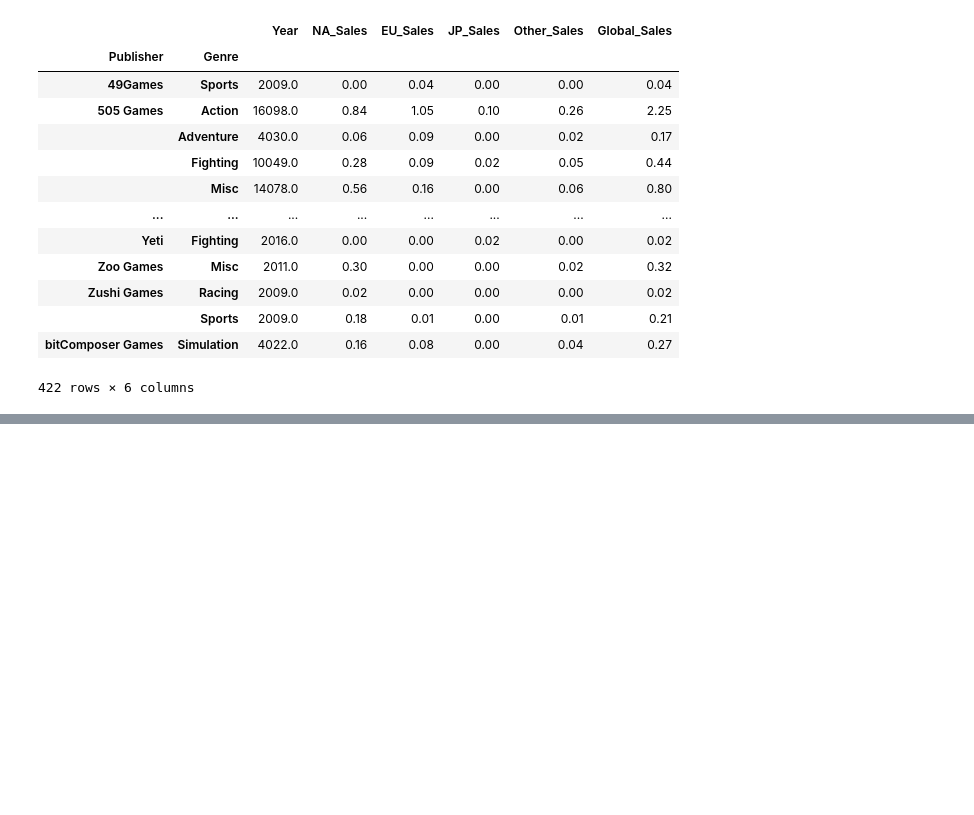
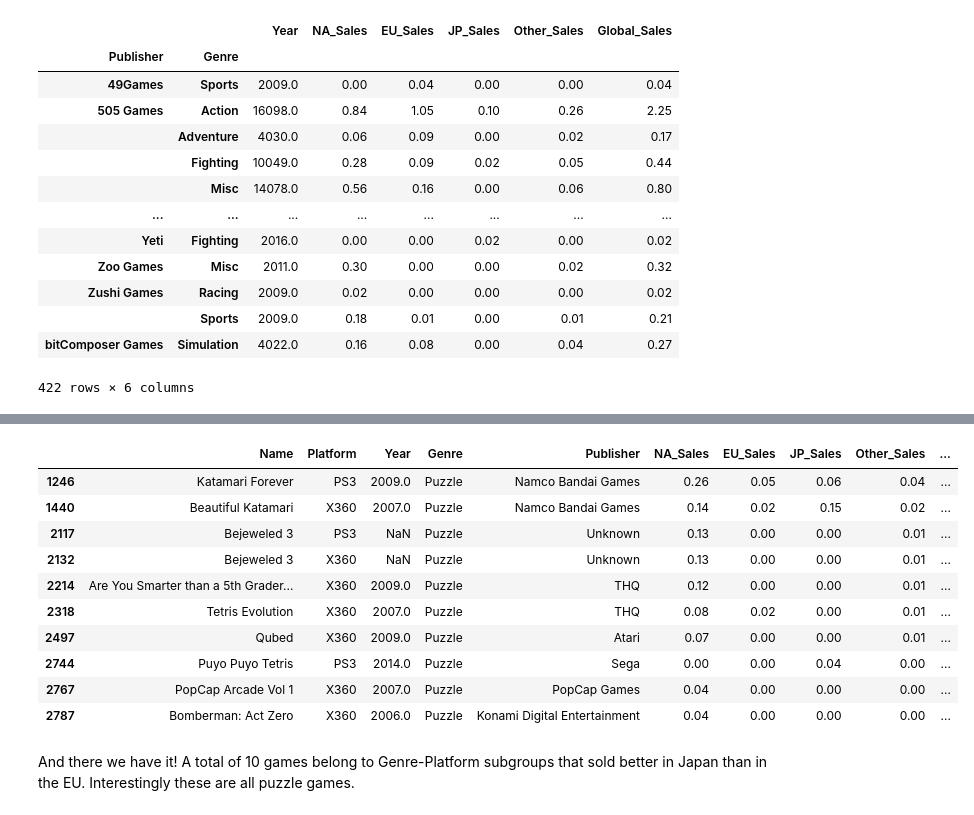
Before and after one commit to jgabunilas/pandas-bootcamp, a Jupyter notebook: Section8_GroupBy_and_Aggregates/Section8_GroupBy_and_Aggregates.ipynb, the cells around one changed output, grey strips where cells are left out. Drawn from its saved outputs; the diff is of its cells as text; code cells hidden in the pictures; blank space fills up the shorter version.

```diff
--- a/Section8_GroupBy_and_Aggregates/Section8_GroupBy_and_Aggregates.ipynb
+++ b/Section8_GroupBy_and_Aggregates/Section8_GroupBy_and_Aggregates.ipynb
@@ -1169,0 +1496,16 @@ games.groupby(['Publisher','Genre']).sum()
+# %%
+games.groupby(["Genre","Platform"]).filter(lambda x: x['JP_Sales'].sum() > x['EU_Sales'].sum())
+# %% [output]
+|  | Name | Platform | Year | Genre | Publisher | NA_Sales | EU_Sales | JP_Sales | Other_Sales | ... |
+| 1246 | Katamari Forever | PS3 | 2009.0 | Puzzle | Namco Bandai Games | 0.26 | 0.05 | 0.06 | 0.04 | ... |
+| 1440 | Beautiful Katamari | X360 | 2007.0 | Puzzle | Namco Bandai Games | 0.14 | 0.02 | 0.15 | 0.02 | ... |
+| 2117 | Bejeweled 3 | PS3 | NaN | Puzzle | Unknown | 0.13 | 0.00 | 0.00 | 0.01 | ... |
+| 2132 | Bejeweled 3 | X360 | NaN | Puzzle | Unknown | 0.13 | 0.00 | 0.00 | 0.01 | ... |
+| 2214 | Are You Smarter than a 5th Grader... | X360 | 2009.0 | Puzzle | THQ | 0.12 | 0.00 | 0.00 | 0.01 | ... |
+| 2318 | Tetris Evolution | X360 | 2007.0 | Puzzle | THQ | 0.08 | 0.02 | 0.00 | 0.01 | ... |
+| 2497 | Qubed | X360 | 2009.0 | Puzzle | Atari | 0.07 | 0.00 | 0.00 | 0.01 | ... |
+| 2744 | Puyo Puyo Tetris | PS3 | 2014.0 | Puzzle | Sega | 0.00 | 0.00 | 0.04 | 0.00 | ... |
+| 2767 | PopCap Arcade Vol 1 | X360 | 2007.0 | Puzzle | PopCap Games | 0.04 | 0.00 | 0.00 | 0.00 | ... |
+| 2787 | Bomberman: Act Zero | X360 | 2006.0 | Puzzle | Konami Digital Entertainment | 0.04 | 0.00 | 0.00 | 0.00 | ... |
+# %% [markdown]
+And there we have it! A total of 10 games belong to Genre-Platform subgroups that sold better in Japan than in the EU. Interestingly these are all puzzle games.
```
Also changed, not shown: parts of 52 cells of this notebook.
